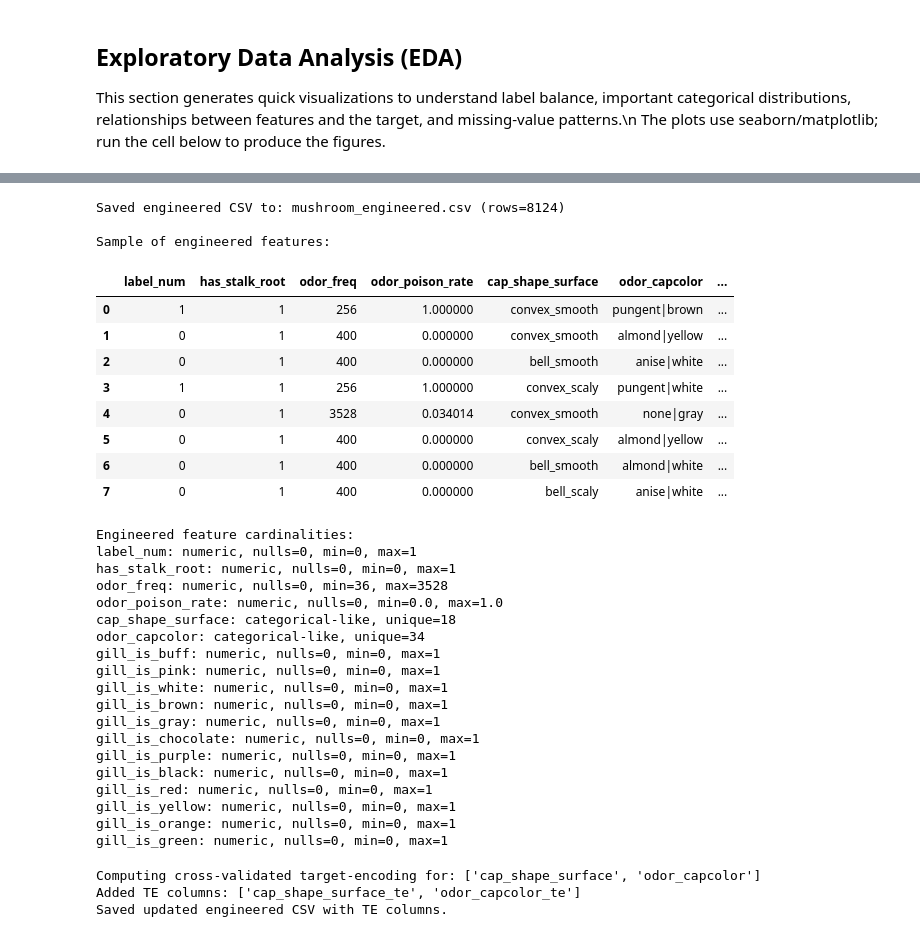
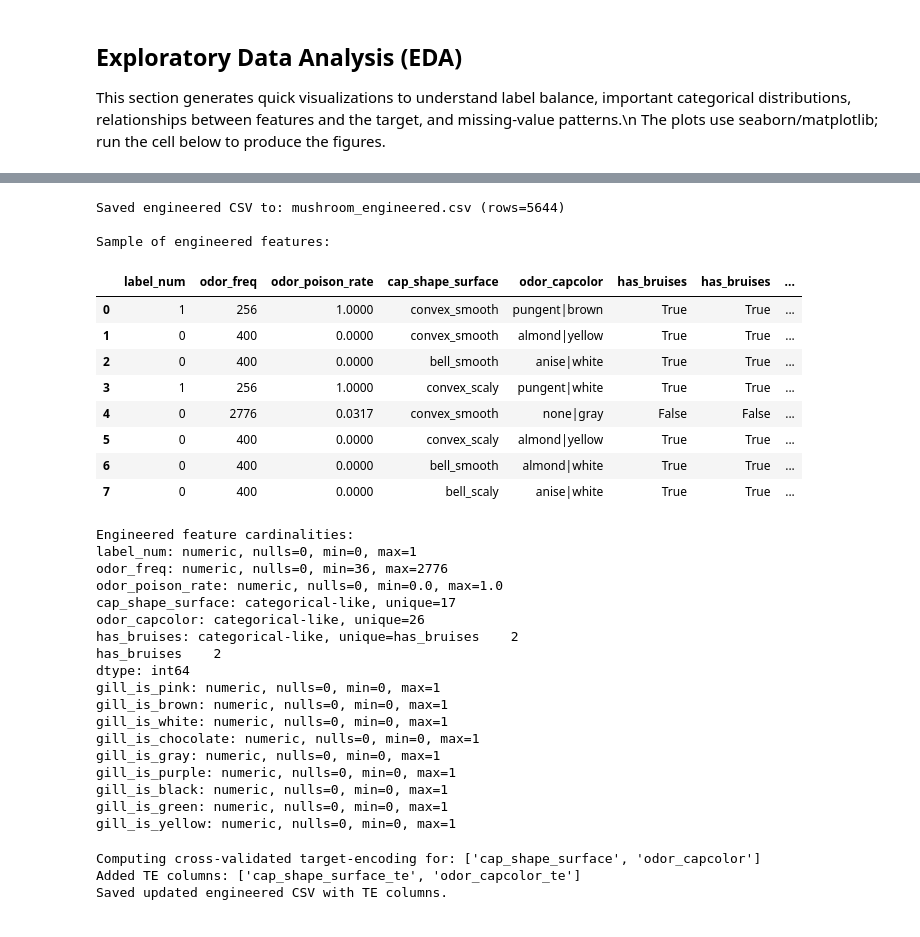
Before and after one commit to Clyde0513/mushroom, a Jupyter notebook: mushroom_structuring.ipynb, the cells around one changed output, grey strips where cells are left out. Drawn from its saved outputs; the diff is of its cells as text; code cells hidden in the pictures.

```diff
--- a/mushroom_structuring.ipynb
+++ b/mushroom_structuring.ipynb
@@ -19,8 +19,13 @@ colnames = [
     'ring_number', 'ring_type', 'spore_print_color', 'population', 'habitat',
  ]
 
-# Load dataset, treating '?' as NaN
-df = pd.read_csv(DATA_PATH, header=None, names=colnames, na_values='?')
+# Load dataset. Two dataframes where we train a model without missing values and test its accuracy on the missing values
+df = pd.read_csv(DATA_PATH, header=None, names=colnames)
+df = df.replace("?", None)
+df = df.dropna()
+
+df1 = pd.read_csv(DATA_PATH, header=None, names=colnames)
+
 
 # Quick sanity
 print('Loaded', len(df), 'rows and', len(df.columns), 'columns')
@@ -83,7 +88,7 @@ mappings['cap_surface'] = {'f':'fibrous','g':'grooves','y':'scaly','s':'smooth'}
 # cap-color: brown=n,buff=b,cinnamon=c,gray=g,green=r,pink=p,purple=u,red=e,white=w,yellow=y
 mappings['cap_color'] = {'n':'brown','b':'buff','c':'cinnamon','g':'gray','r':'green','p':'pink','u':'purple','e':'red','w':'white','y':'yellow'}
 # bruises: bruises=t,no=f
-mappings['bruises'] = {'t':'bruises','f':'no'}
+mappings['bruises'] = {'t':'has_bruises','f':'no_bruises'}
 # odor: almond=a,anise=l,creosote=c,fishy=y,foul=f,musty=m,none=n,pungent=p,spicy=s
 mappings['odor'] = {'a':'almond','l':'anise','c':'creosote','y':'fishy','f':'foul','m':'musty','n':'none','p':'pungent','s':'spicy'}
 # gill-attachment: attached=a,descending=d,free=f,notched=n
@@ -97,7 +102,7 @@ mappings['gill_color'] = {'k':'black','n':'brown','b':'buff','h':'chocolate','g'
 # stalk-shape: enlarging=e,tapering=t
 mappings['stalk_shape'] = {'e':'enlarging','t':'tapering'}
 # stalk-root: bulbous=b,club=c,cup=u,equal=e,rhizomorphs=z,rooted=r,missing=? -> NaN
-mappings['stalk_root'] = {'b':'bulbous','c':'club','u':'cup','e':'equal','z':'rhizomorphs','r':'rooted'}
+mappings['stalk_root'] = {'b':'bulbous','c':'club','u':'cup','e':'equal','z':'rhizomorphs','r':'rooted', '?':'missing'}
 # stalk-surface-above-ring/below-ring: fibrous=f,scaly=y,silky=k,smooth=s
 mappings['stalk_surface_above_ring'] = {'f':'fibrous','y':'scaly','k':'silky','s':'smooth'}
 mappings['stalk_surface_below_ring'] = mappings['stalk_surface_above_ring']
@@ -361,7 +351,7 @@ sns.countplot(
 # %%
 # Feature engineering: create a few robust, low-risk engineered features
 # - numeric label 'label_num' (edible=0, poisonous=1)
-# - boolean 'has_stalk_root'
+# - boolean 'bruises'
 # - frequency and target-mean (poison rate) for 'odor_readable'
 # - composite / interaction features (cap_shape + cap_surface, odor+cap_color)
 # - top-category indicator flags for 'gill_color_readable'
@@ -374,7 +364,7 @@ OUT_ENG = Path('mushroom_engineered.csv')
 # Required readable columns (created earlier in the notebook)
 required = [
     'label', 'odor_readable', 'gill_color_readable', 'stalk_root_readable',
-    'cap_shape_readable', 'cap_surface_readable', 'cap_color_readable'
+    'cap_shape_readable', 'cap_surface_readable', 'cap_color_readable', 'bruises_readable'
 ]
 for c in required:
     if c not in df.columns:
@@ -394,9 +384,11 @@ label_map = {'edible': 0, 'poisonous': 1}
 df['label_num'] = df['label'].map(label_map).astype('Int8')
 assert set(df['label_num'].dropna().unique()).issubset({0,1}), 'label_num contains unexpected values'
 
-# 2) Presence / missing indicator for stalk_root
-# (stalk_root_readable is NaN for missing roots)
-df['has_stalk_root'] = (~df['stalk_root_readable'].isna()).astype('Int8')
+
+
+# 2) turning bruises into bool for binary classification
+bruises_bool = pd.get_dummies(df['bruises_readable']).iloc[:, 0]
+df = pd.concat([df, bruises_bool], axis=1)
 
 # 3) Frequency encoding for odor (simple count) and target-mean (poison rate) by odor
 # Use .fillna('MISSING') to keep missing as a category if present
@@ -408,6 +400,7 @@ odor_poison_rate = df.groupby(odor_series)['label_num'].transform('mean')
 df['odor_freq'] = odor_counts.astype('Int32')
 # poison rate could be NaN if label missing; coerce to float
 df['odor_poison_rate'] = odor_poison_rate.astype('float32')
+
 
 # 4) Composite / interaction features
 # cap_shape + cap_surface (readable)
@@ -428,64 +421,63 @@ for color in top_gills:
     df[col_name] = (df['gill_color_readable'] == color).astype('Int8')
 
 # 6) Lightweight cardinality summary (useful for feature-selection downstream)
 engineered_cols = [
-    'label_num', 'has_stalk_root', 'odor_freq', 'odor_poison_rate',
-    'cap_shape_surface', 'odor_capcolor'
+    'label_num', 'odor_freq', 'odor_poison_rate',
+    'cap_shape_surface', 'odor_capcolor',  'has_bruises'
 ] + [f'gill_is_{str(c).replace(" ","_")}' for c in top_gills]
 
 # Save engineered dataframe (include all original columns + engineered)
 df.to_csv(OUT_ENG, index=False)
 
 # Display quick summary
 print(f"Saved engineered CSV to: {OUT_ENG} (rows={len(df)})")
 print('\nSample of engineered features:')
 display(df[engineered_cols].head(8))
 
 print('\nEngineered feature cardinalities:')
 for c in engineered_cols:
     if c in df.columns:
         if pd.api.types.is_numeric_dtype(df[c]):
             print(f"{c}: numeric, nulls={df[c].isna().sum()}, min={df[c].min()}, max={df[c].max()}")
         else:
             print(f"{c}: categorical-like, unique={df[c].nunique()}")
 
 # Quick checks
 if df['label_num'].isna().any():
     print('\nWarning: some rows have missing label_num')
 
 # End of feature-engineering cell
 # %% [output]
-Saved engineered CSV to: mushroom_engineered.csv (rows=8124)
+Saved engineered CSV to: mushroom_engineered.csv (rows=5644)
 
 Sample of engineered features:
-|  | label_num | has_stalk_root | odor_freq | odor_poison_rate | cap_shape_surface | odor_capcolor | ... |
-| 0 | 1 | 1 | 256 | 1.000000 | convex_smooth | pungent|brown | ... |
-| 1 | 0 | 1 | 400 | 0.000000 | convex_smooth | almond|yellow | ... |
-| 2 | 0 | 1 | 400 | 0.000000 | bell_smooth | anise|white | ... |
-| 3 | 1 | 1 | 256 | 1.000000 | convex_scaly | pungent|white | ... |
-| 4 | 0 | 1 | 3528 | 0.034014 | convex_smooth | none|gray | ... |
-| 5 | 0 | 1 | 400 | 0.000000 | convex_scaly | almond|yellow | ... |
-| 6 | 0 | 1 | 400 | 0.000000 | bell_smooth | almond|white | ... |
-| 7 | 0 | 1 | 400 | 0.000000 | bell_scaly | anise|white | ... |
+|  | label_num | odor_freq | odor_poison_rate | cap_shape_surface | odor_capcolor | has_bruises | has_bruises | ... |
+| 0 | 1 | 256 | 1.0000 | convex_smooth | pungent|brown | True | True | ... |
+| 1 | 0 | 400 | 0.0000 | convex_smooth | almond|yellow | True | True | ... |
+| 2 | 0 | 400 | 0.0000 | bell_smooth | anise|white | True | True | ... |
+| 3 | 1 | 256 | 1.0000 | convex_scaly | pungent|white | True | True | ... |
+| 4 | 0 | 2776 | 0.0317 | convex_smooth | none|gray | False | False | ... |
+| 5 | 0 | 400 | 0.0000 | convex_scaly | almond|yellow | True | True | ... |
+| 6 | 0 | 400 | 0.0000 | bell_smooth | almond|white | True | True | ... |
+| 7 | 0 | 400 | 0.0000 | bell_scaly | anise|white | True | True | ... |
 Engineered feature cardinalities:
 label_num: numeric, nulls=0, min=0, max=1
-has_stalk_root: numeric, nulls=0, min=0, max=1
-odor_freq: numeric, nulls=0, min=36, max=3528
+odor_freq: numeric, nulls=0, min=36, max=2776
 odor_poison_rate: numeric, nulls=0, min=0.0, max=1.0
-cap_shape_surface: categorical-like, unique=18
-odor_capcolor: categorical-like, unique=34
-gill_is_buff: numeric, nulls=0, min=0, max=1
+cap_shape_surface: categorical-like, unique=17
+odor_capcolor: categorical-like, unique=26
+has_bruises: categorical-like, unique=has_bruises    2
+has_bruises    2
+dtype: int64
 gill_is_pink: numeric, nulls=0, min=0, max=1
+gill_is_brown: numeric, nulls=0, min=0, max=1
 gill_is_white: numeric, nulls=0, min=0, max=1
-gill_is_brown: numeric, nulls=0, min=0, max=1
+gill_is_chocolate: numeric, nulls=0, min=0, max=1
 gill_is_gray: numeric, nulls=0, min=0, max=1
-gill_is_chocolate: numeric, nulls=0, min=0, max=1
 gill_is_purple: numeric, nulls=0, min=0, max=1
 gill_is_black: numeric, nulls=0, min=0, max=1
-gill_is_red: numeric, nulls=0, min=0, max=1
+gill_is_green: numeric, nulls=0, min=0, max=1
 gill_is_yellow: numeric, nulls=0, min=0, max=1
-gill_is_orange: numeric, nulls=0, min=0, max=1
-gill_is_green: numeric, nulls=0, min=0, max=1
 # %%
 # Cross-validated target encoding (out-of-fold) utilities
 # Computes OOF mean target for a categorical column to avoid leakage
```
Also changed, not shown: parts of 19 cells of this notebook, 6 other files.
